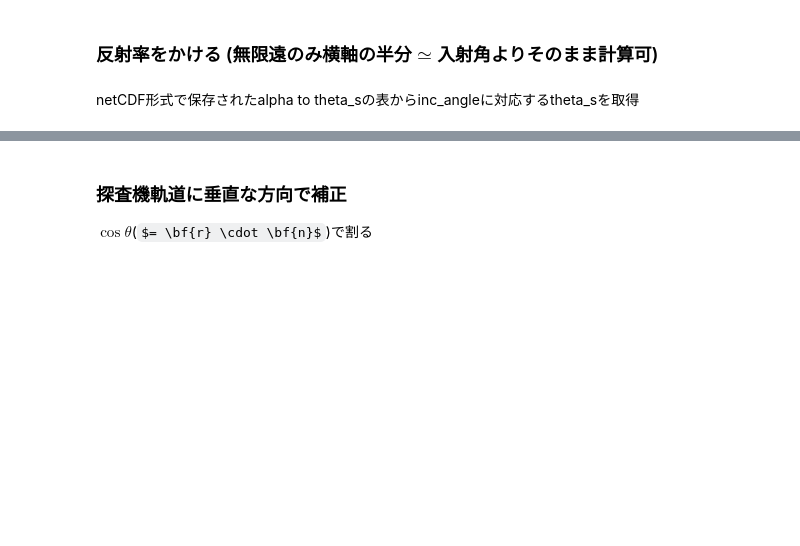
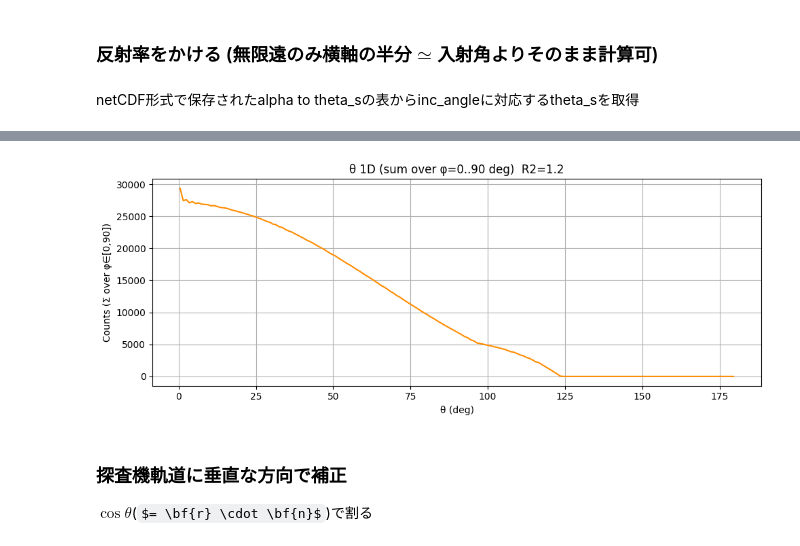
Before and after one commit to AyutoK/sphere_ref, a Jupyter notebook: sphere-reflection_fine.ipynb, the cells around one changed output, grey strips where cells are left out. Drawn from its saved outputs; the diff is of its cells as text; code cells hidden in the pictures; some formulas as TeX source; blank space fills up the shorter version.

```diff
--- a/sphere-reflection_fine.ipynb
+++ b/sphere-reflection_fine.ipynb
@@ -1220,3 +1210,29 @@ plt.tight_layout()
+# %%
+# φ が 0〜90 [deg] の範囲で、θ ごとに和を取って 1D 化
+
+if "ste_da_ref" not in globals():
+    raise NameError("ste_da_ref が見つかりません。先に 2D ヒストグラムを作るセル（ste_da_ref 定義）を実行してください。")
+
+phi_min, phi_max = 0.0, 90.0
+
+# counts（反射率導入済）
+heat_phi_0_90 = ste_da_ref.where((ste_da_ref["phi"] >= phi_min) & (ste_da_ref["phi"] <= phi_max), drop=True)
+theta_1d_counts_phi_0_90 = heat_phi_0_90.sum("phi")
+theta_1d_counts_phi_0_90.name = "counts (sum over phi 0-90)"
+
+# プロット
+fig, ax = plt.subplots(figsize=(10, 4))
+ax.plot(theta_1d_counts_phi_0_90["theta"].values, theta_1d_counts_phi_0_90.values, lw=1.5, c="darkorange")
+ax.set_xlabel("θ (deg)")
+ax.set_ylabel("Counts (Σ over φ∈[0,90])")
+ax.set_title(f"θ 1D (sum over φ={phi_min:.0f}..{phi_max:.0f} deg)  R2={R2}")
+ax.grid(True)
+
+plt.tight_layout()
+plt.savefig(fp + f"phi_sum_{phi_min}_{phi_max}_R{R2}_ref_{apply_ref}.png")
+plt.show()
+# %% [output]
+[figure, added]
 # %% [markdown]
 ### 探査機軌道に垂直な方向で補正
 $\cos\theta$($= \bf{r} \cdot \bf{n}$)で割る
```
Also changed, not shown: parts of 7 cells of this notebook, 1 other file.
